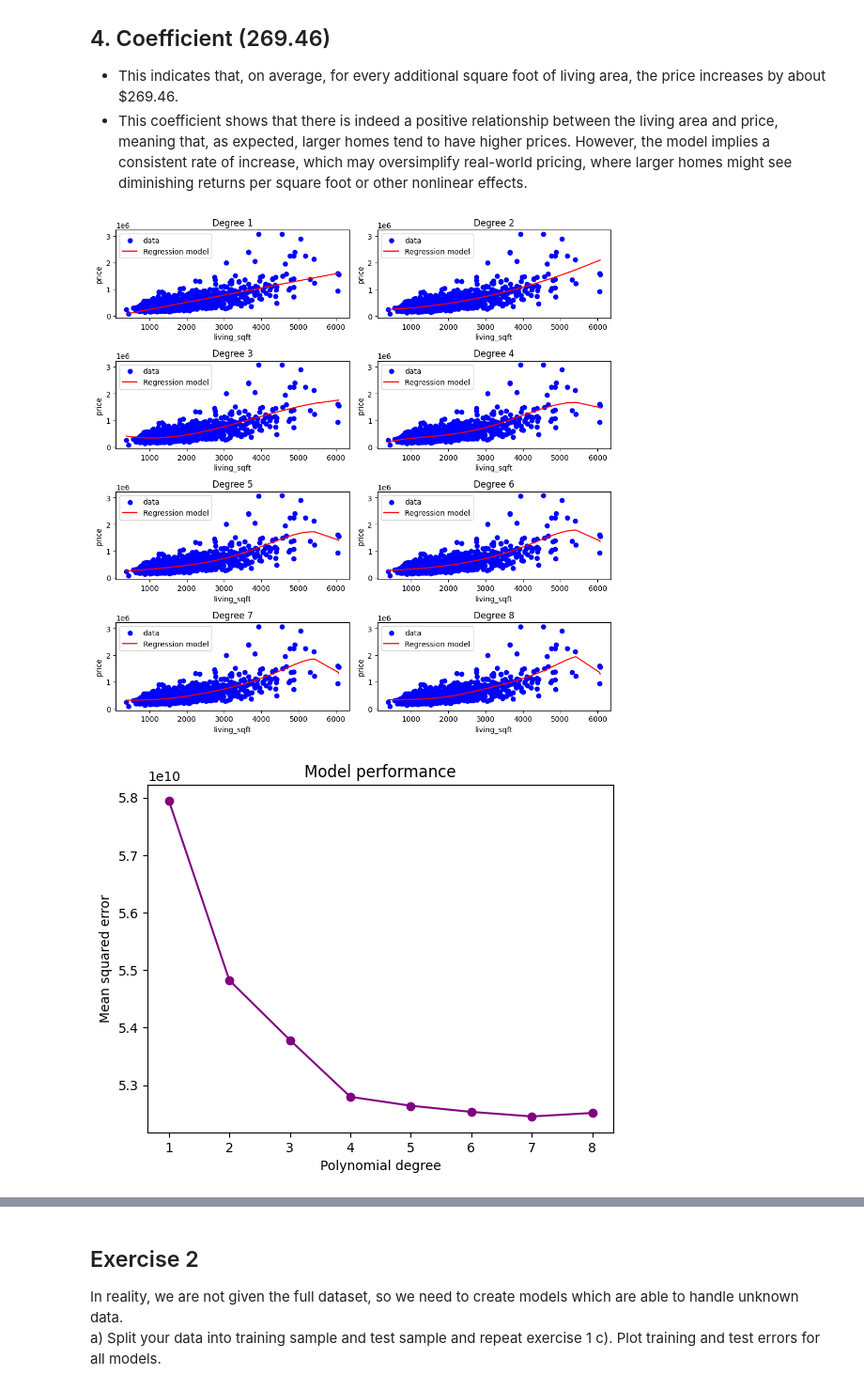
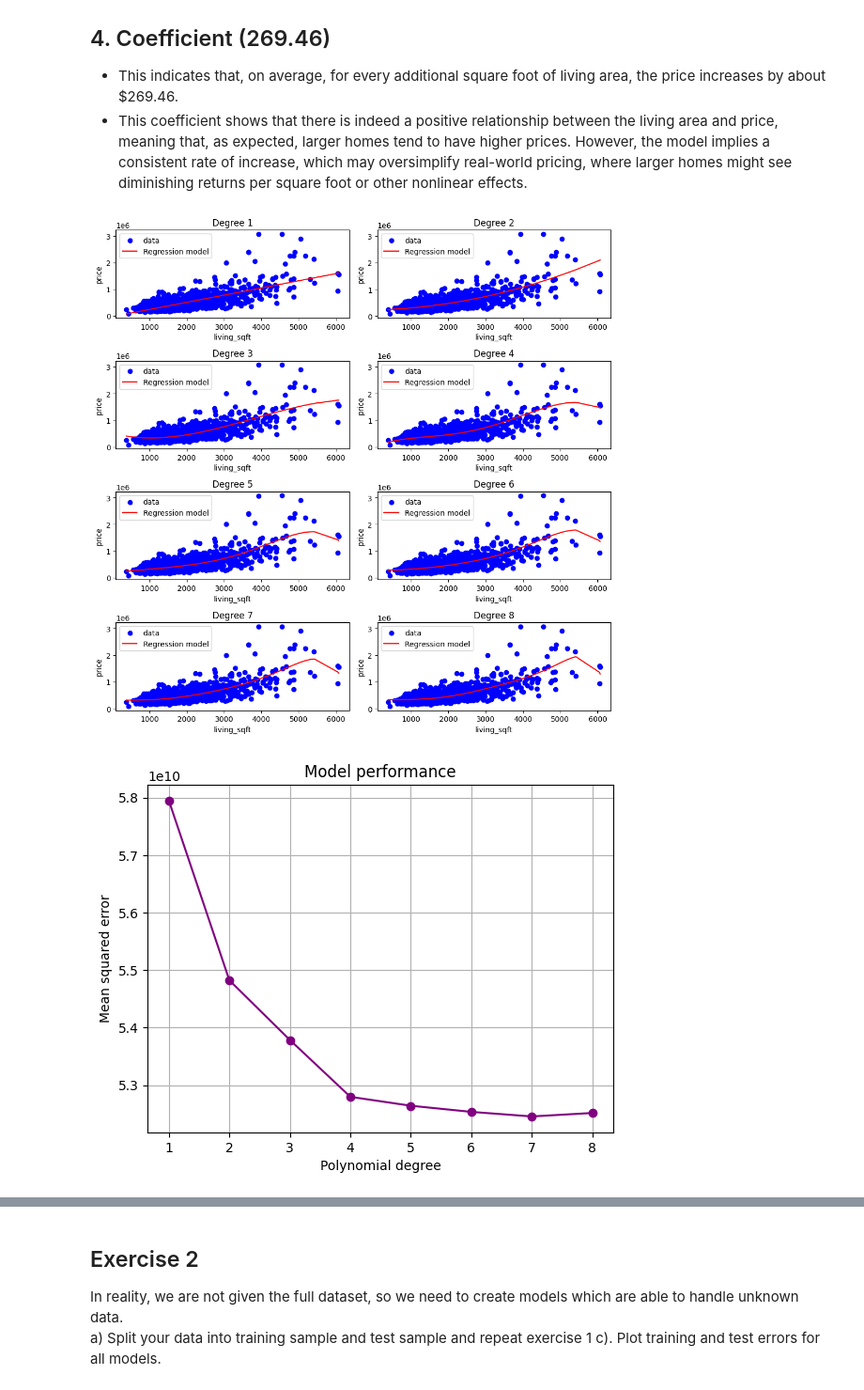
Before and after one commit to Falanger-debug/Data-Analyticts, a Jupyter notebook: Regression - primer/Lizak_Lukasz_Primary_2/Assignment_2_without_code (1).ipynb, the cells around one changed output, grey strips where cells are left out. Shown: that part at 94% size. Drawn from its saved outputs; the diff is of its cells as text; code cells hidden in the pictures.

```diff
--- a/Regression - primer/Lizak_Lukasz_Primary_2/Assignment_2_without_code (1).ipynb
+++ b/Regression - primer/Lizak_Lukasz_Primary_2/Assignment_2_without_code (1).ipynb
@@ -86,31 +88,32 @@ for order in range(1,9):
     poly_model = LinearRegression(copy_X=True, fit_intercept=True, n_jobs=1)
     poly_model.fit(X_order, y)
 
     y_poly_pred = poly_model.predict(X_order)
 
     mse = mean_squared_error(y_poly_pred, y)
     mse_values.append(mse)
 
     sorted_indices = np.argsort(X.flatten())
     X_sorted = X[sorted_indices]
     y_poly_pred_sorted = y_poly_pred[sorted_indices]
 
     axs[order-1].scatter(X, y, color='blue', label='data')
     axs[order-1].plot(X_sorted, y_poly_pred_sorted, color='red', label='Regression model')
     axs[order-1].set_xlabel('living_sqft')
     axs[order-1].set_ylabel('price')
     axs[order-1].set_title(f'Degree {order}')
     axs[order-1].legend()
 
 plt.tight_layout()
 plt.show()
 
 plt.figure()
 plt.plot(range(1,9), mse_values, marker='o', color='purple')
 plt.xlabel("Polynomial degree")
 plt.ylabel("Mean squared error")
 plt.title("Model performance")
+plt.grid(True)
 plt.show()
 # %% [output]
 [figure]
-[figure, old version]
+[figure, new version]
```
Also changed, not shown: parts of 12 cells of this notebook, 1 other file.
